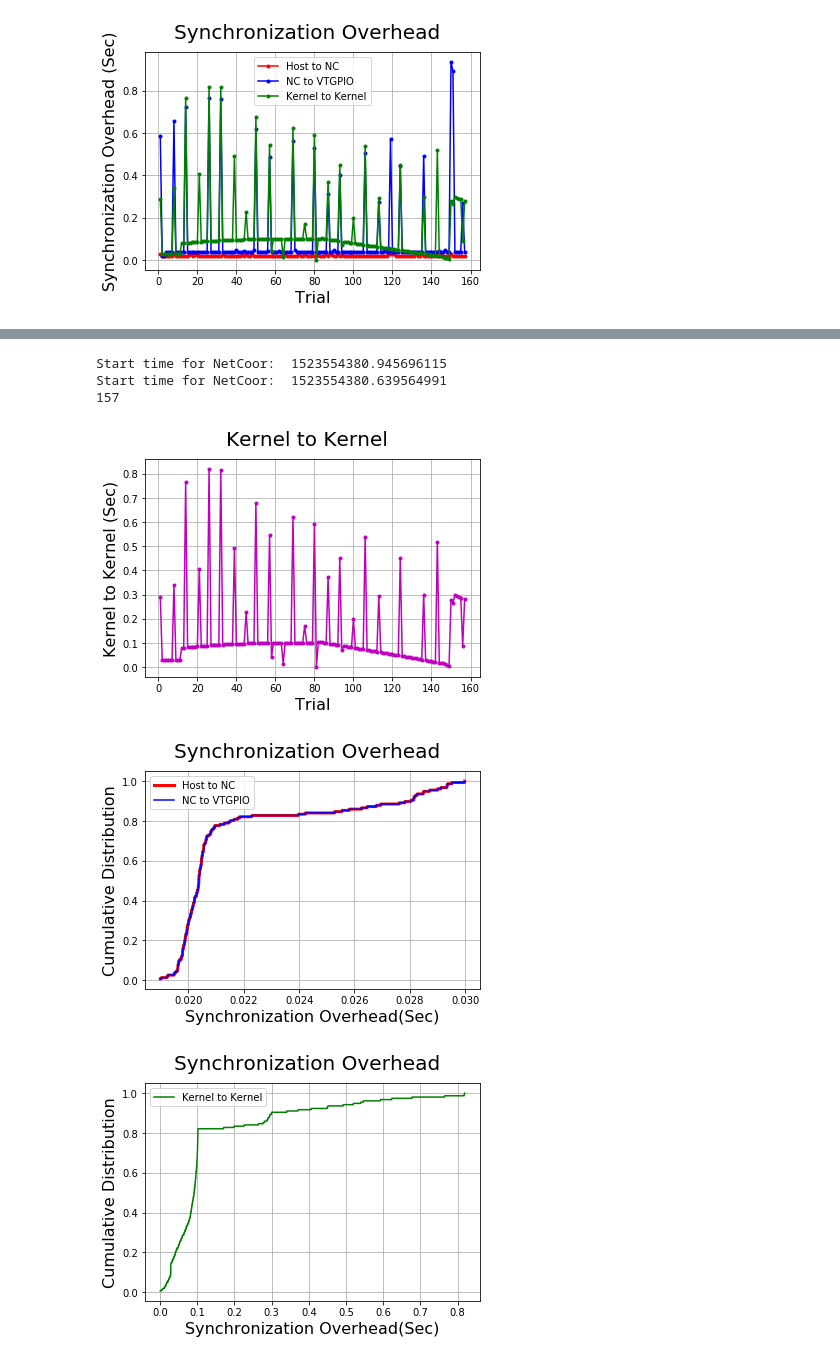
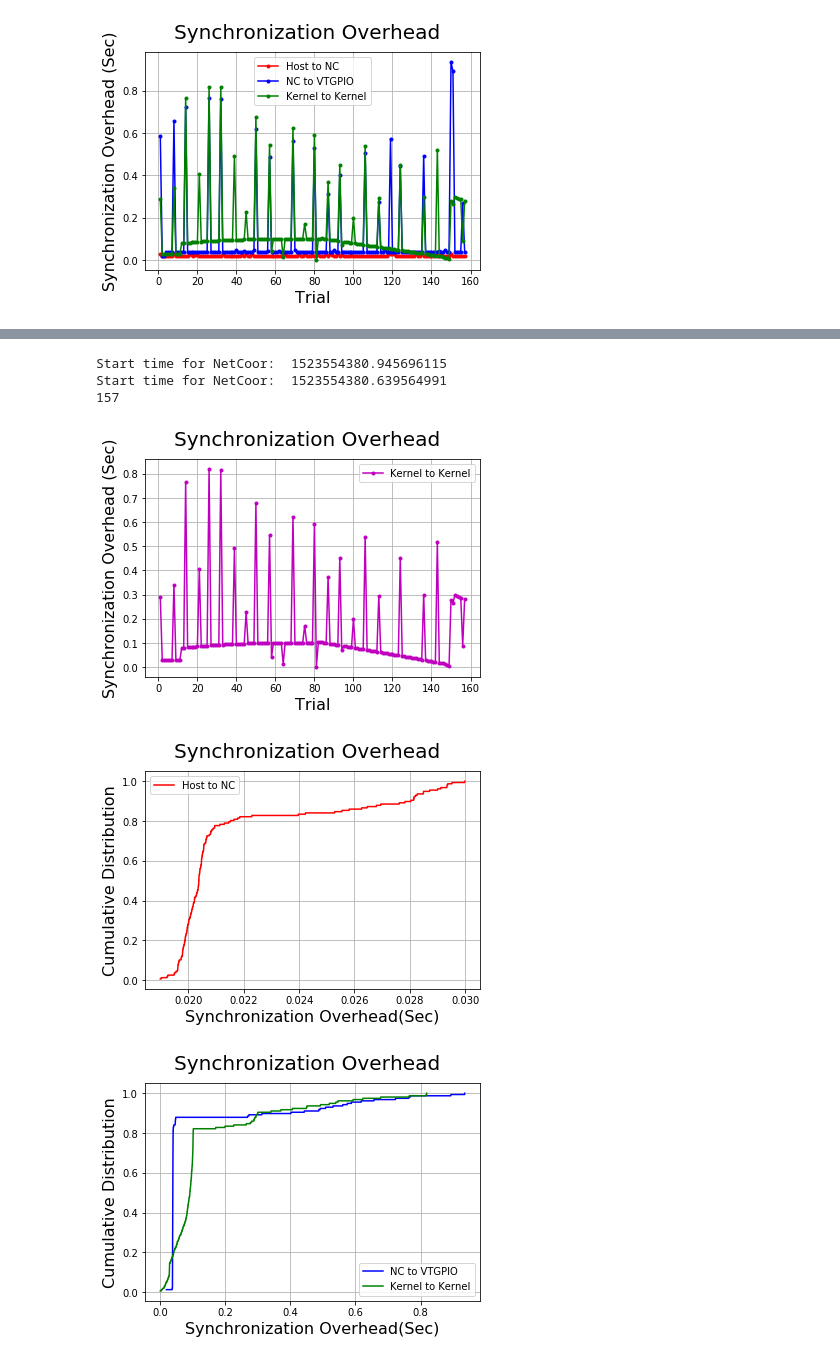
Before and after one commit to Br1an6/Virtual-Time-Manager, a Jupyter notebook: SupprtFiles/plotvtm.ipynb, the cells around one changed output, grey strips where cells are left out. Cells and saved outputs as stored; diff of their text form; code cells hidden in the pictures.

```diff
--- a/SupprtFiles/plotvtm.ipynb
+++ b/SupprtFiles/plotvtm.ipynb
@@ -486,9 +485,9 @@ Start time for HostAct:  1523554380.956871986
 # For 2 Pis only
 colors = ['r', 'b', 'g', 'k', 'm']
 fig = plt.figure()
-fig.suptitle('Kernel to Kernel', fontsize=20)
+fig.suptitle('Synchronization Overhead', fontsize=20)
 axis = plt.gca().xaxis
-#leg_list = []
+leg_list = []
 y_dict = {}
 t = []
 for fd in [vt_hun, vt_hun2]:
@@ -524,19 +523,21 @@ for n in y2:
     y3.append(abs(n))
 
 print len(y3)
+leg_list.append('Kernel to Kernel')
 x2 = [ind+1 for ind in range(len(y3))]
 plt.plot(x2, y3, '.-', color=colors[4])
 
 plt.xlabel('Trial', fontsize=16)
-plt.ylabel('Kernel to Kernel (Sec)', fontsize=16)
-#plt.legend(leg_list)
+plt.ylabel('Synchronization Overhead (Sec)', fontsize=16)
+plt.legend(leg_list)
 plt.grid(True)
+plt.savefig("Synchronization Overhead (Kernel to kernel).png")
 plt.show()
 # %% [output]
 Start time for NetCoor:  1523554380.945696115
 Start time for NetCoor:  1523554380.639564991
 157
-[figure, old version]
+[figure, new version]
 # %%
 colors = ['r', 'b', 'g', 'k', 'm']
 fig = plt.figure()
@@ -566,28 +567,10 @@ for i, fd in enumerate([vt_hun]): # host2NC
     H,X1 = np.histogram( Z, bins = 5000, normed = True)
     dx = X1[1] - X1[0]
     F1 = np.cumsum(H)*dx
-    plt.plot(X1[1:], F1, linewidth=3, color=colors[0])
+    plt.plot(X1[1:], F1, color=colors[0])
 
 
 
-for i, fd in enumerate([vt_hun]): # NT2GPIO
-    list_of_wait_time = []
-    start_time_NC = fd[1]["text"].split(': ')[1]
-    start_time_HA = fd[2]["text"].split(': ')[1]
-
-    x = [float(item["text"].split()[1]) - float(start_time_HA) for item in fd[3:] if item["text"].split()[0] == "Host_System_pasuing:"]
-    y = [float(item["text"].split()[1]) - float(start_time_NC) for item in fd[3:] if item["text"].split()[0] == "NCProcHandler_Stop_Services:"]
-
-    y2 = map(operator.sub, y, x)
-    Z = y2
-    x2 = [ind+1 for ind in range(len(y))]
-    leg_list.append('NC to VTGPIO')
-
-    # Plot
-    H,X1 = np.histogram( Z, bins = 5000, normed = True )
-    dx = X1[1] - X1[0]
-    F1 = np.cumsum(H)*dx
-    plt.plot(X1[1:], F1, color=colors[1])
 
 """
 y_dict = {}
@@ -642,13 +625,38 @@ plt.grid(True)
 plt.savefig('synchronization overhead cdf1.png')
 plt.show()
 # %% [output]
-[figure, old version]
+[figure, new version]
 # %%
 colors = ['r', 'b', 'g', 'k', 'm']
 fig = plt.figure()
 fig.suptitle('Synchronization Overhead', fontsize=20)
 axis = plt.gca().xaxis
 leg_list = []
+
+# NC 2 GPIO
+start_time_NC = vt_hun[1]["text"].split(': ')[1]
+start_time_HA = vt_hun[2]["text"].split(': ')[1]
+
+x = [float(item["text"].split()[1]) for item in fd[3:] if item["text"].split()[0] == "NCProcHandler_Stop_Services:"]
+y = []
+
+
+for i2, item in enumerate(list_dmgFiles_H[0]):
+    if i2 > 0:
+        if list_dmgFiles_H[0][i2-1][-1] == 'pause':
+            y.append(float(item[-3] + '.' + item[-2]))
+
+y2 = map(operator.sub, y, x)
+Z = y2
+
+leg_list.append('NC to VTGPIO')
+
+# Plot
+H,X1 = np.histogram( Z, bins = 5000, normed = True )
+dx = X1[1] - X1[0]
+F1 = np.cumsum(H)*dx
+plt.plot(X1[1:], F1, color=colors[1])
+
 y_dict = {}
 t = []
 for fd in [vt_hun, vt_hun2]: # kernel2kernel
@@ -674,31 +682,31 @@ for i, fd in enumerate(list_dmgFiles_H):
     y_dict[str(i)+"-self"] = y_SelfPause
     y_dict[str(i)+"-other"] = y_otherPause
 
 
 y2 = map(operator.sub, y_dict["0-self"], y_dict["1-other"])
 y3=[]
 for n in y2:
     if n <0:
         n+=dt
     y3.append(abs(n))
 
 leg_list.append('Kernel to Kernel')
 # Plot
 Z = y3
 H,X1 = np.histogram( Z, bins = 5000, normed = True )
 dx = X1[1] - X1[0]
 F1 = np.cumsum(H)*dx
 plt.plot(X1[1:], F1, color=colors[2])
 
 
 
 plt.xlabel('Synchronization Overhead(Sec)', fontsize=16)
 plt.ylabel('Cumulative Distribution', fontsize=16)
 
 
 plt.legend(leg_list)
 plt.grid(True)
 plt.savefig('synchronization overhead cdf2.png')
 plt.show()
 # %% [output]
-[figure, old version]
+[figure, new version]
```
Also changed, not shown: parts of 2 cells of this notebook, 12 other files.
